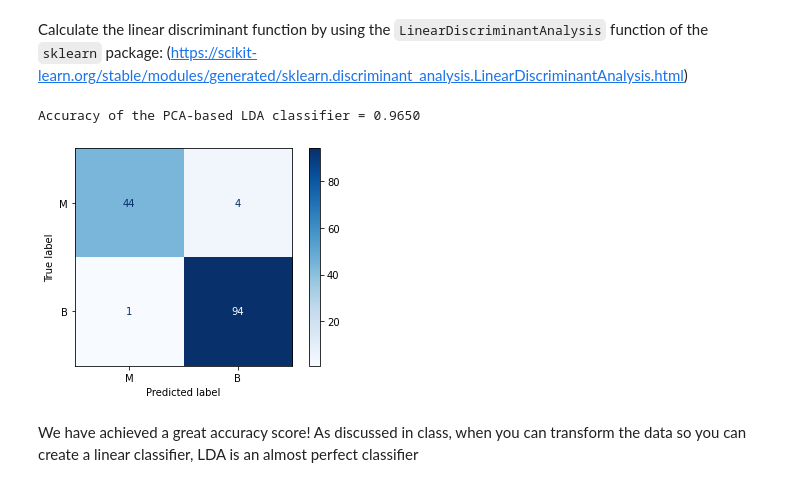
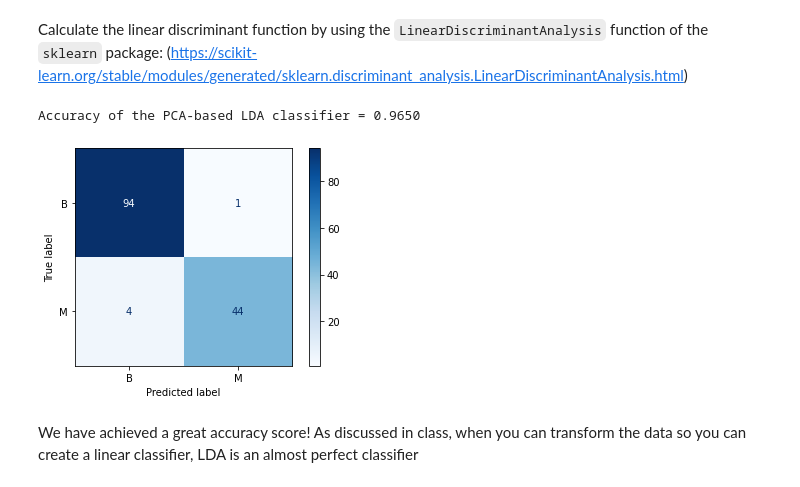
Before and after one commit to acastellanos-ie/ML2-MBD-EN-APR-2022-A-2, a Jupyter notebook: pca_lda_practice/practice_solution.ipynb, the cells around one changed output. Cells and saved outputs as stored; diff of their text form; code cells hidden in the pictures.

```diff
--- a/pca_lda_practice/practice_solution.ipynb
+++ b/pca_lda_practice/practice_solution.ipynb
@@ -231,13 +253,13 @@ Calculate the linear discriminant function by using the `LinearDiscriminantAnaly
 # %%
 from sklearn.discriminant_analysis import LinearDiscriminantAnalysis
 from sklearn.metrics import plot_confusion_matrix, accuracy_score
 
 lda_clf = LinearDiscriminantAnalysis().fit(X_train,y_train)
 print("Accuracy of the PCA-based LDA classifier = {0:.4f}".format(accuracy_score(lda_clf.predict(X_test), y_test)))
-plot_confusion_matrix(lda_clf, X_test, y_test, y_test.unique(), cmap=plt.cm.Blues);
+plot_confusion_matrix(lda_clf, X_test, y_test, cmap=plt.cm.Blues);
 # %% [output]
 Accuracy of the PCA-based LDA classifier = 0.9650
-[figure, old version]
+[figure, new version]
 # %% [markdown]
 We have achieved a great accuracy score! As discussed in class, when you can transform the data so you can create a linear classifier, LDA is an almost perfect classifier
 # %% [markdown]
```
Also changed, not shown: parts of 12 cells of this notebook.
